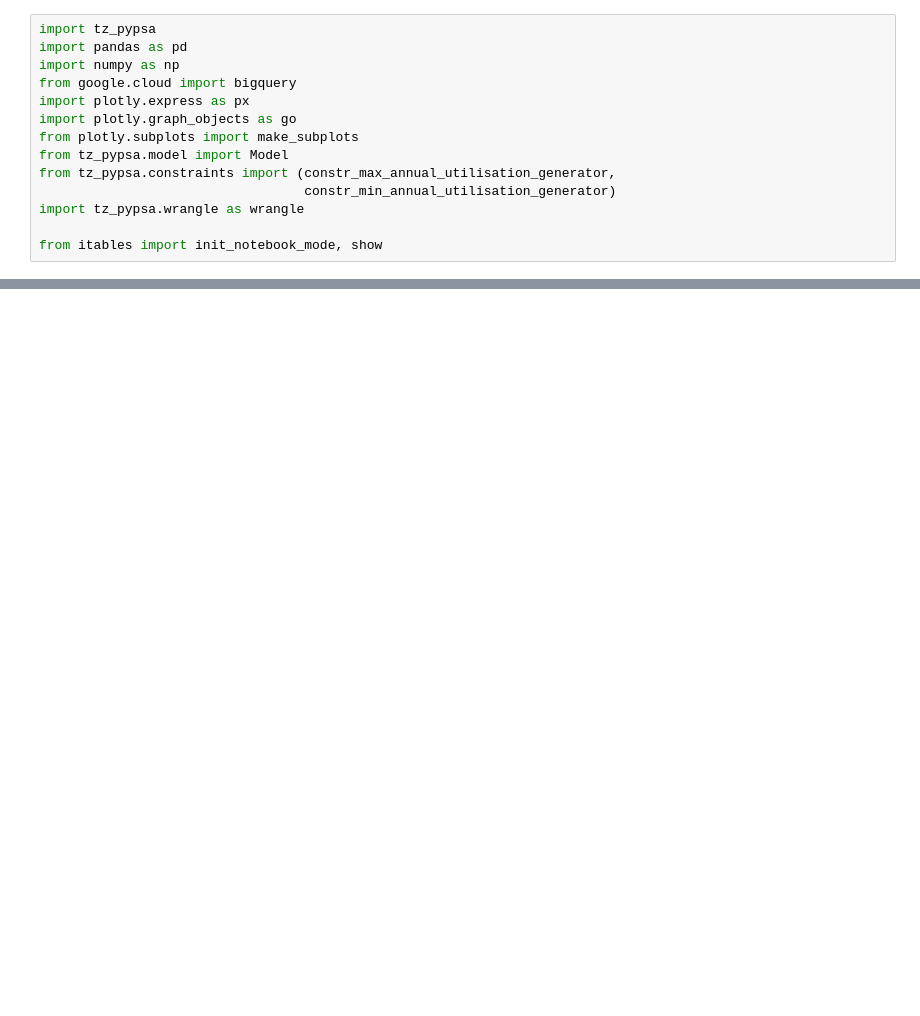
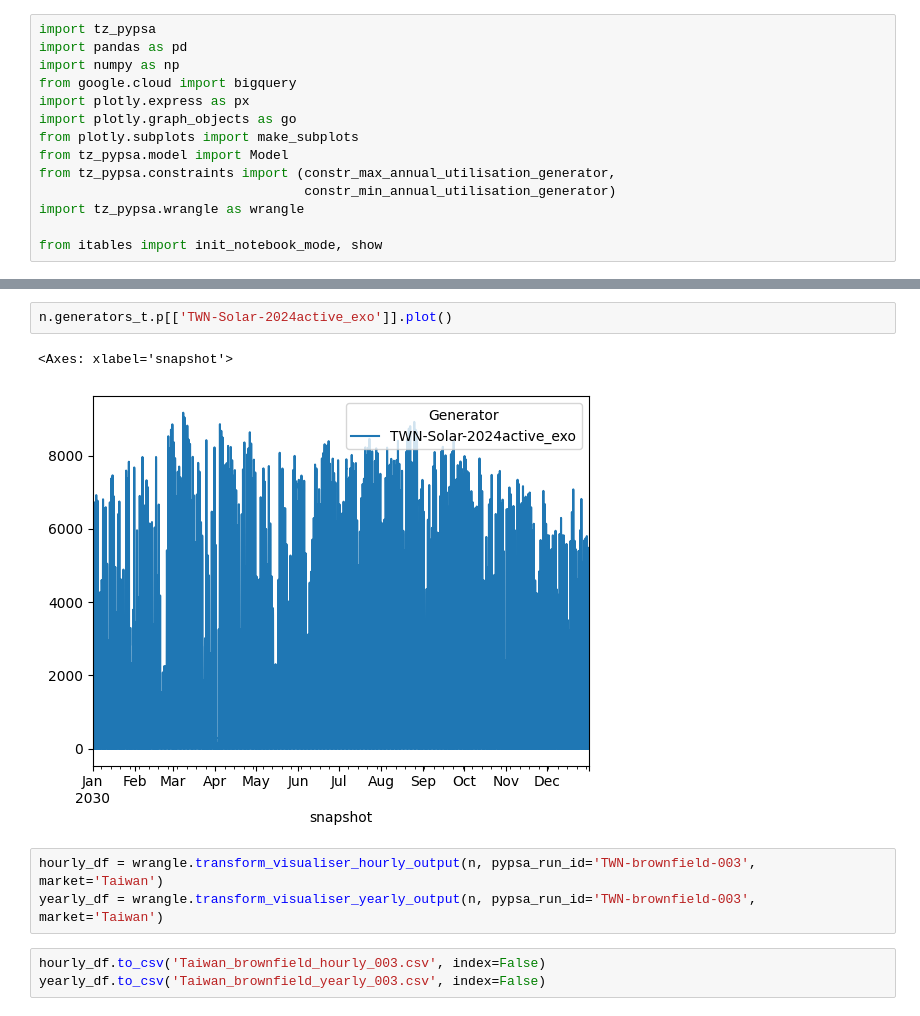
Before and after one commit to transition-zero/tza-pypsa, a Jupyter notebook: brownfield_run.ipynb, the cells around one changed output, grey strips where cells are left out. Drawn from its saved outputs; the diff is of its cells as text; blank space fills up the shorter version.

```diff
--- a/brownfield_run.ipynb
+++ b/brownfield_run.ipynb
@@ -81,0 +75,11 @@ INFO:pypsa.optimization.optimize:The shadow-prices of the constraints Generator-
+# %%
+n.generators_t.p[['TWN-Solar-2024active_exo']].plot()
+# %% [output]
+<Axes: xlabel='snapshot'>
+[figure, added]
+# %%
+hourly_df = wrangle.transform_visualiser_hourly_output(n, pypsa_run_id='TWN-brownfield-003', market='Taiwan')
+yearly_df = wrangle.transform_visualiser_yearly_output(n, pypsa_run_id='TWN-brownfield-003', market='Taiwan')
+# %%
+hourly_df.to_csv('Taiwan_brownfield_hourly_003.csv', index=False)
+yearly_df.to_csv('Taiwan_brownfield_yearly_003.csv', index=False)
```
Also changed, not shown: parts of 8 cells of this notebook, 7 other files.
